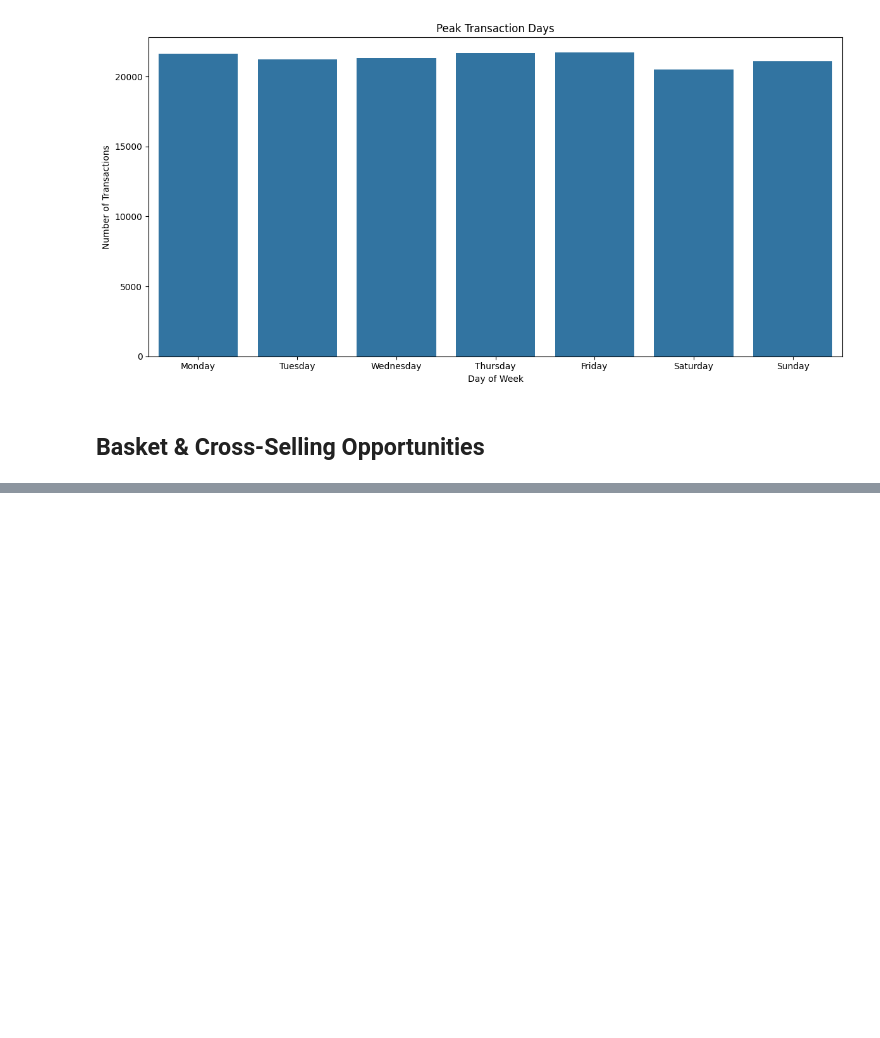
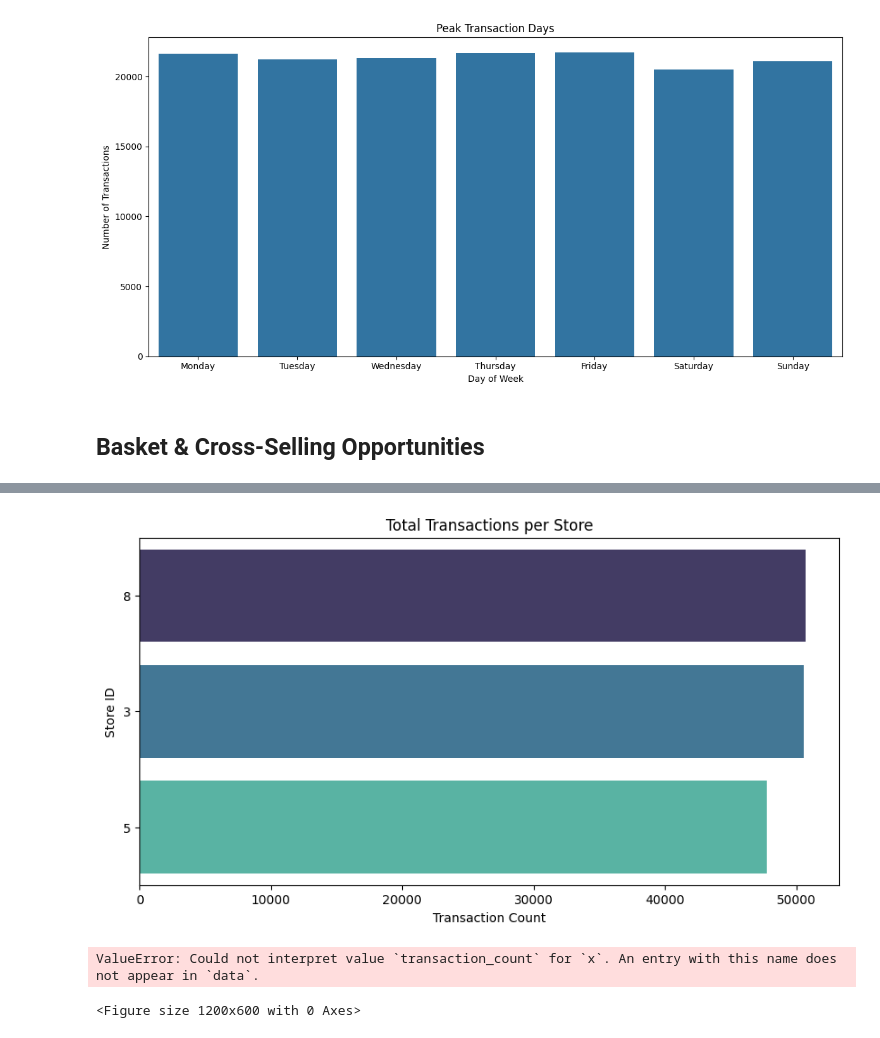
Before and after one commit to yashdoshi247/IIM-Cal-Case-comp, a Jupyter notebook: Coffee Analysis 1 copy.ipynb, the cells around one changed output, grey strips where cells are left out. Drawn from its saved outputs; the diff is of its cells as text; code cells hidden in the pictures; blank space fills up the shorter version.

```diff
--- a/Coffee Analysis 1 copy.ipynb
+++ b/Coffee Analysis 1 copy.ipynb
@@ -394,0 +468,37 @@ Top 10 Frequently Bought Together Products (Different Types):
+# %%
+# Create the DataFrame from your data
+data = {
+    'store_id': [8, 3, 5],
+    'transaction_count': [50735, 50599, 47782]
+}
+
+df = pd.DataFrame(data)
+
+# Set figure size
+plt.figure(figsize=(10, 5))
+
+# Create a horizontal bar chart
+sns.barplot(y=df['store_id'].astype(str), x=df['transaction_count'], palette='mako')
+
+# Add labels and title
+plt.xlabel("Transaction Count")
+plt.ylabel("Store ID")
+plt.title("Total Transactions per Store")
+
+# Show the plot
+plt.show()
+# %% [output]
+[figure, added]
+# %%
+# Plot bar chart for stores with high repeat transactions
+plt.figure(figsize=(12, 6))
+data_tp = store_repeat_counts.transpose()
+sns.barplot(data=data_tp, y='store_id', x='transaction_count', palette='mako')
+plt.title("Stores with High Repeat Transactions")
+plt.xlabel("Store ID")
+plt.ylabel("Number of Repeat Transactions")
+plt.tight_layout()
+plt.show()
+# %% [output]
+ValueError: Could not interpret value `transaction_count` for `x`. An entry with this name does not appear in `data`.
+<Figure size 1200x600 with 0 Axes>
```
Also changed, not shown: parts of 10 cells of this notebook.
